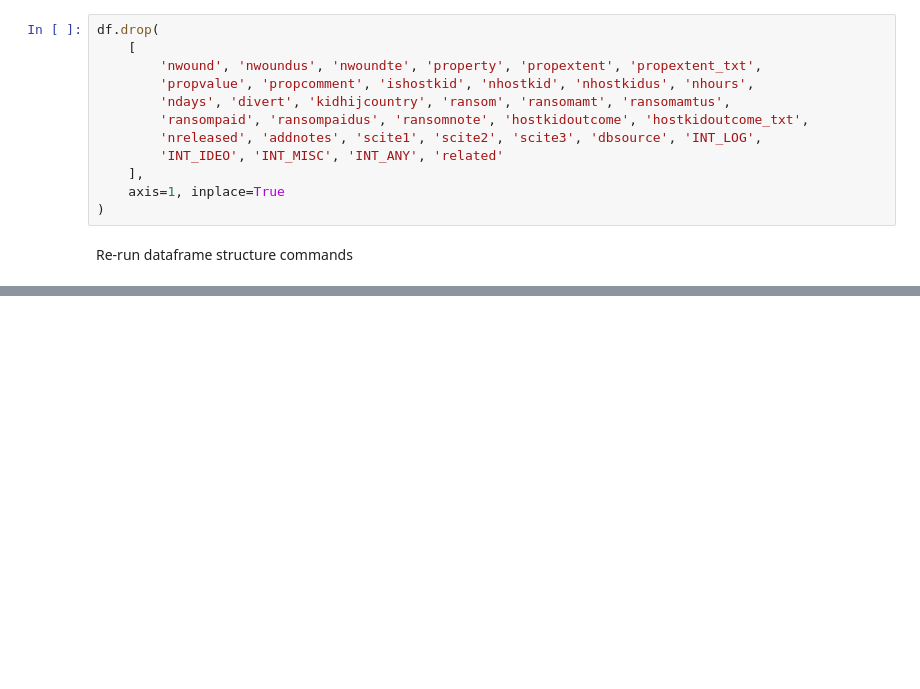
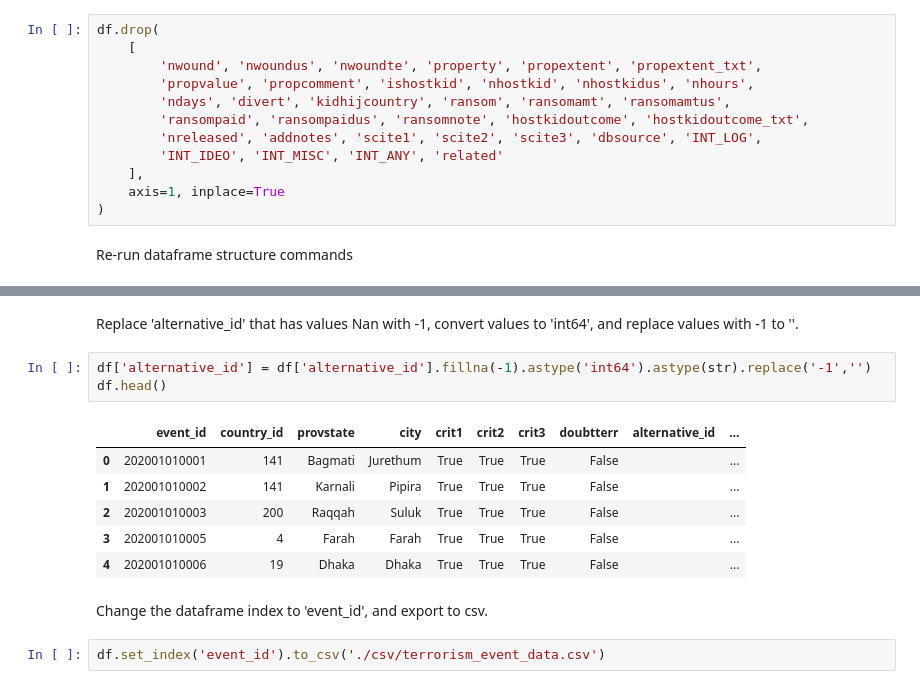
Before and after one commit to RaymondWoon/dadt_midterm, a Jupyter notebook: EDA/gtd_workbook.ipynb, the cells around one changed output, grey strips where cells are left out. Saved outputs shown, nothing was run; the diff lists cells and outputs as text; blank space fills up the shorter version.

Commit message:
eda
complete eda and export data to csv

```diff
--- a/EDA/gtd_workbook.ipynb
+++ b/EDA/gtd_workbook.ipynb
@@ -851,0 +900,16 @@ dtype: object
+# %% [markdown]
+Replace 'alternative_id' that has values Nan with -1, convert values to 'int64', and replace values with -1 to ''.
+# %%
+df['alternative_id'] = df['alternative_id'].fillna(-1).astype('int64').astype(str).replace('-1','')
+df.head()
+# %% [output]
+|  | event_id | country_id | provstate | city | crit1 | crit2 | crit3 | doubtterr | alternative_id | ... |
+| 0 | 202001010001 | 141 | Bagmati | Jurethum | True | True | True | False |  | ... |
+| 1 | 202001010002 | 141 | Karnali | Pipira | True | True | True | False |  | ... |
+| 2 | 202001010003 | 200 | Raqqah | Suluk | True | True | True | False |  | ... |
+| 3 | 202001010005 | 4 | Farah | Farah | True | True | True | False |  | ... |
+| 4 | 202001010006 | 19 | Dhaka | Dhaka | True | True | True | False |  | ... |
+# %% [markdown]
+Change the dataframe index to 'event_id', and export to csv.
+# %%
+df.set_index('event_id').to_csv('./csv/terrorism_event_data.csv')
```
Also changed, not shown: parts of 8 cells of this notebook, 1 other file.
